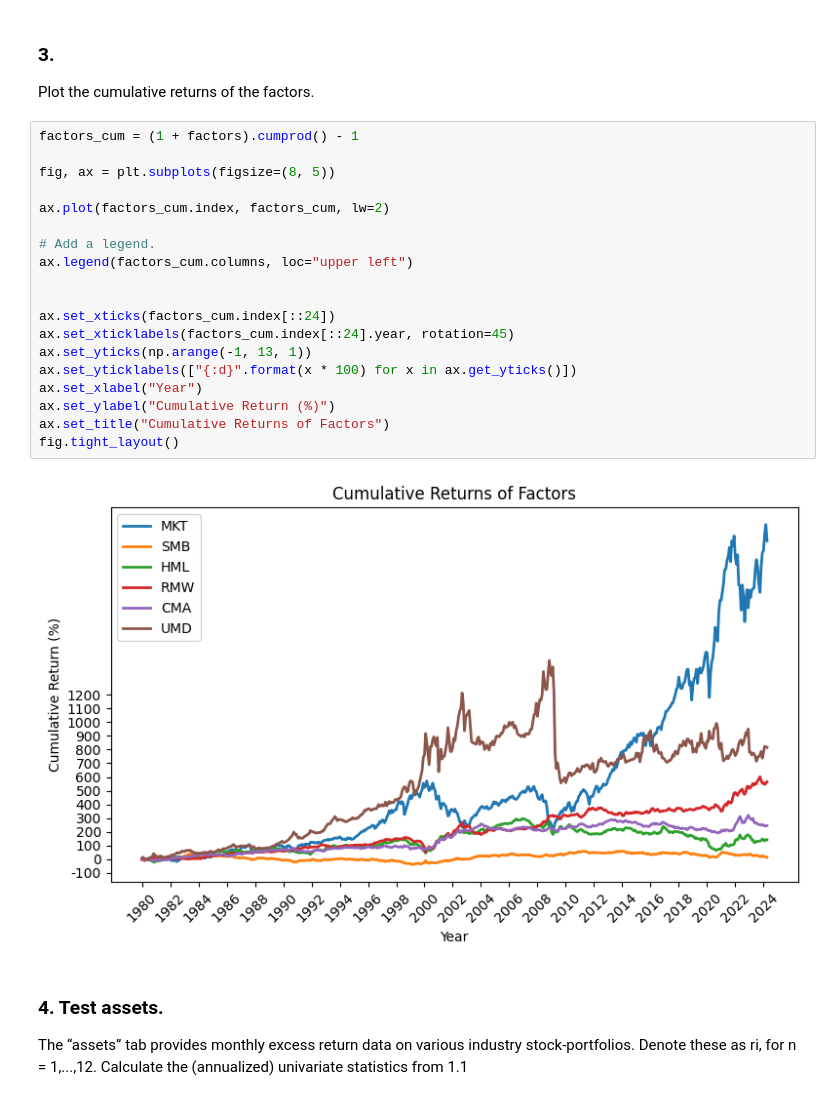
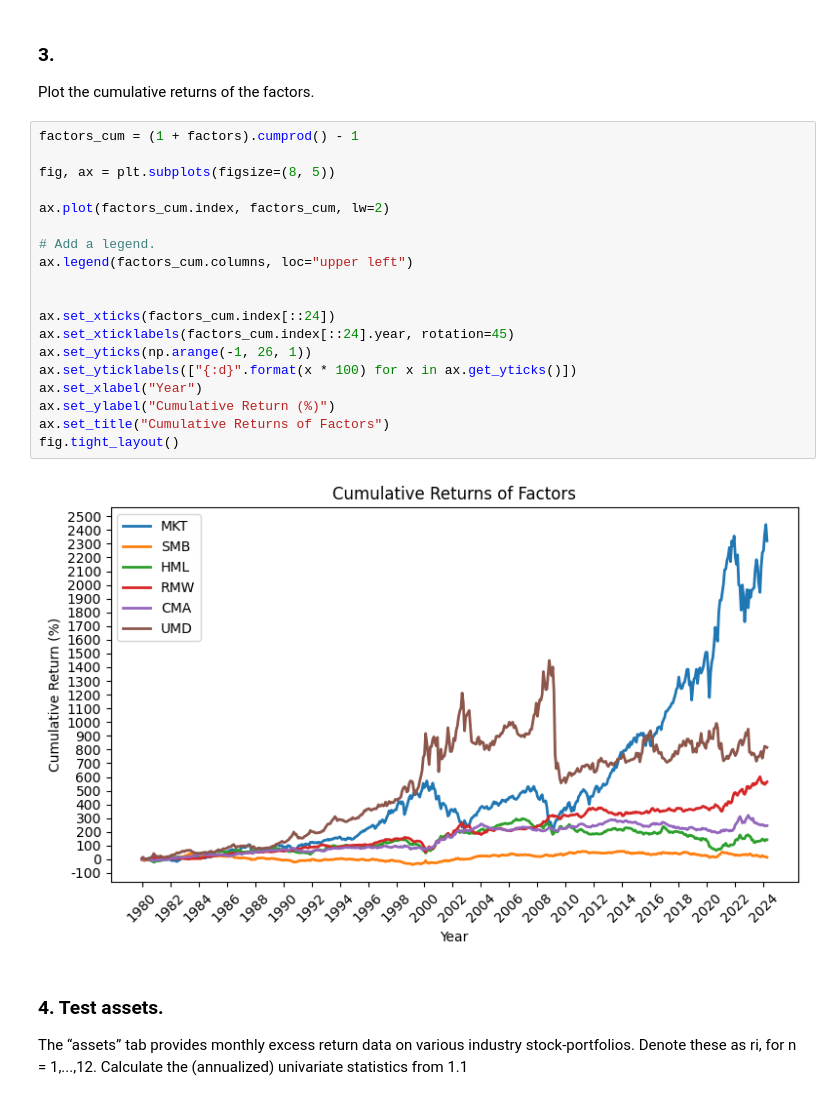
Before and after one commit to spknash/FINM-hw, a Jupyter notebook: HW3/hw3.ipynb, the cells around one changed output. Drawn from its saved outputs; the diff is of its cells as text.

```diff
--- a/HW3/hw3.ipynb
+++ b/HW3/hw3.ipynb
@@ -100,24 +102,24 @@ Plot the cumulative returns of the factors.
 # %%
 factors_cum = (1 + factors).cumprod() - 1
 
 fig, ax = plt.subplots(figsize=(8, 5))
 
 ax.plot(factors_cum.index, factors_cum, lw=2)
 
 # Add a legend.
 ax.legend(factors_cum.columns, loc="upper left")
 
 
 ax.set_xticks(factors_cum.index[::24])
 ax.set_xticklabels(factors_cum.index[::24].year, rotation=45)
-ax.set_yticks(np.arange(-1, 13, 1))
+ax.set_yticks(np.arange(-1, 26, 1))
 ax.set_yticklabels(["{:d}".format(x * 100) for x in ax.get_yticks()])
 ax.set_xlabel("Year")
 ax.set_ylabel("Cumulative Return (%)")
 ax.set_title("Cumulative Returns of Factors")
 fig.tight_layout()
 # %% [output]
-[figure, old version]
+[figure, new version]
 # %% [markdown]
 ### 4. Test assets.
 The “assets” tab provides monthly excess return data on various industry stock-portfolios.
```
Also changed, not shown: parts of 4 cells of this notebook, 1 other file.
